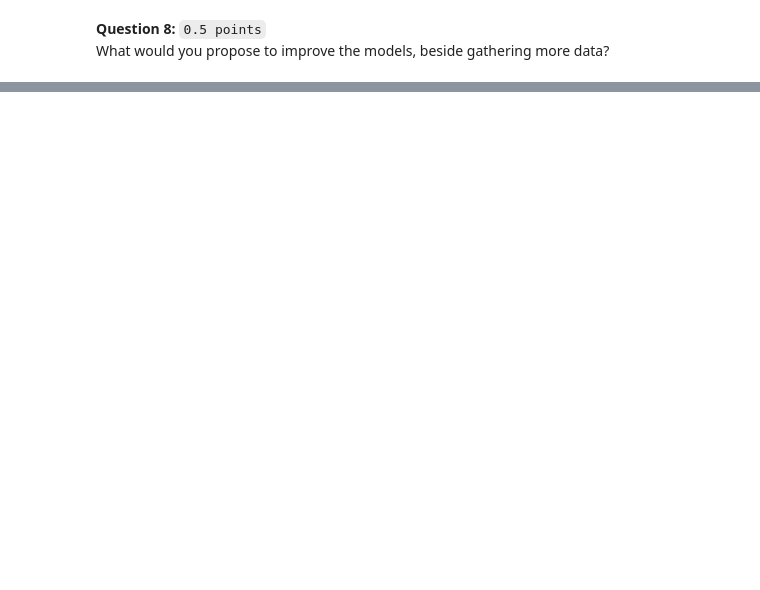
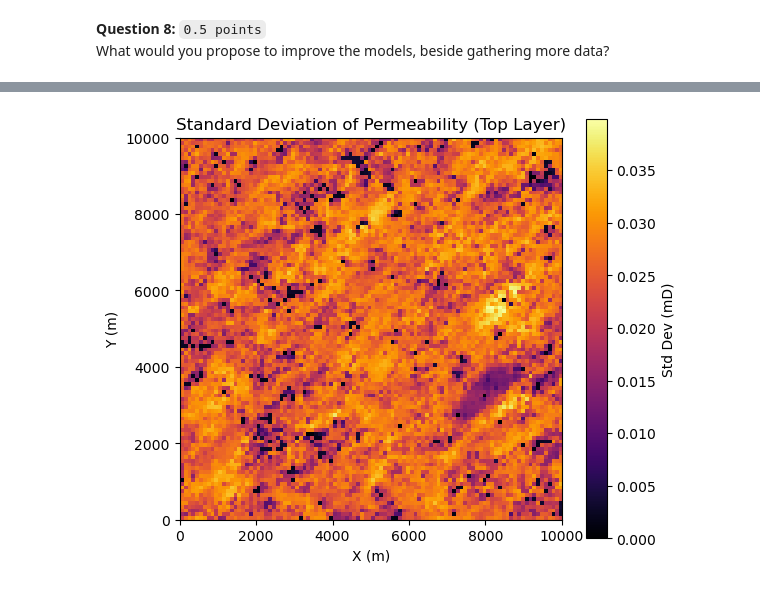
Before and after one commit to nandanajihha/Final-Assignment-Geomodelling, a Jupyter notebook: final-assignment.ipynb, the cells around one changed output, grey strips where cells are left out. Cells and saved outputs as stored; diff of their text form; code cells hidden in the pictures; blank space fills up the shorter version.

```diff
--- a/final-assignment.ipynb
+++ b/final-assignment.ipynb
@@ -1050,0 +1075,20 @@ To improve the models beyond gathering more data, we propose:
+# %%
+porosity_all = grid['Porosity'][:, :, :, 0].values
+std_map = np.std(porosity_all, axis=0)
+
+fig, ax = plt.subplots(figsize=(6, 5))
+
+im = ax.imshow(std_map, cmap='inferno', origin='lower',
+               extent=[0, 10000, 0, 10000])
+
+ax.set_title('Standard Deviation of Permeability (Top Layer)')
+ax.set_xlabel('X (m)')
+ax.set_ylabel('Y (m)')
+
+cbar = fig.colorbar(im, ax=ax)
+cbar.set_label('Std Dev (mD)')
+
+plt.tight_layout()
+plt.show()
+# %% [output]
+[figure, added]
```
Also changed, not shown: parts of 11 cells of this notebook.
